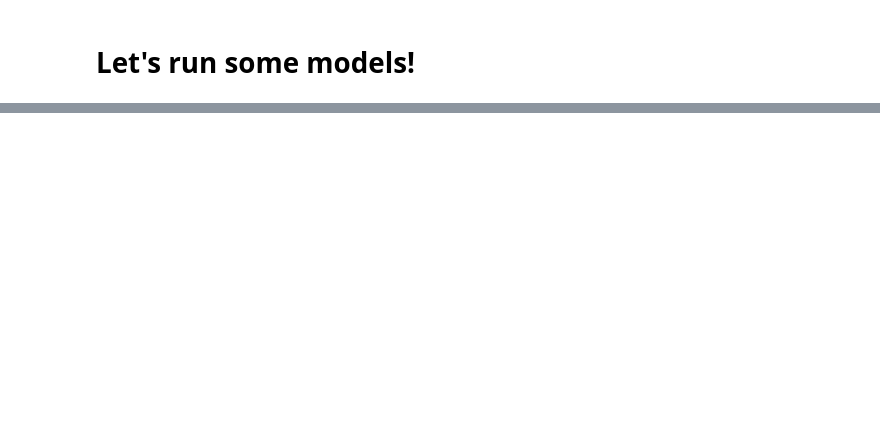
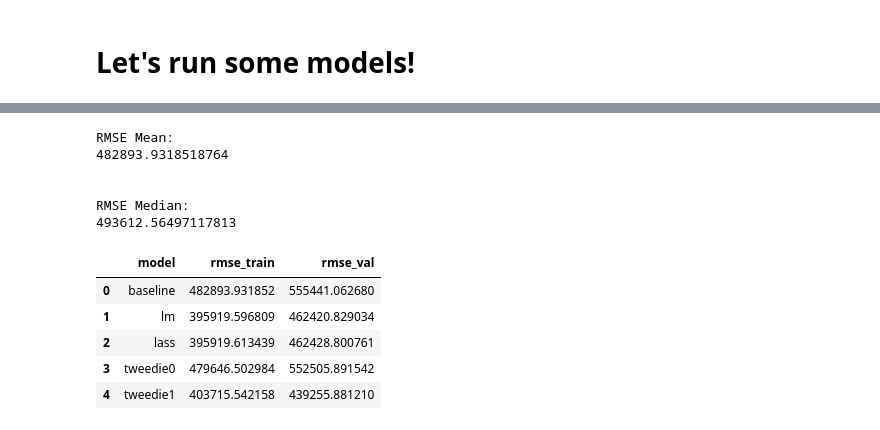
Before and after one commit to richie-p-meyer/zillow, a Jupyter notebook: scratch.ipynb, the cells around one changed output, grey strips where cells are left out. Cells and saved outputs as stored; diff of their text form; code cells hidden in the pictures; blank space fills up the shorter version.

```diff
--- a/scratch.ipynb
+++ b/scratch.ipynb
@@ -123,10 +148,22 @@ y_train['base_median'] = round(y_train.value.median(),1)
 rmse_train_mean = calc_rmse(y_train.value,y_train.base_mean)
 rmse_train_median = calc_rmse(y_train.value, y_train.base_median)
 
+# Evaluate baseline on validate test
+y_val['baseline'] = round(y_train.value.mean(),1)
+baseline_val = calc_rmse(y_val.value,y_val.baseline)
+
 print('RMSE Mean: '),print(rmse_train_mean)
 print('\n')
 print('RMSE Median: '),print(rmse_train_median)
 
 # Create a dict to store rmse values from our models
-rmse = {'baseline':rmse_train_mean}
-rmse_val = {}
+mod = ['baseline']
+rmse = [rmse_train_mean]
+rmse_val = [baseline_val]
+# %% [output]
+RMSE Mean:
+482893.9318518764
+
+
+RMSE Median:
+493612.56497117813
@@ -132,0 +184,16 @@ rmse_val = {}
+# %%
+def model(ml_model,mod_name,X_train,X_val):
+    '''
+    ml_model: ml model
+    mod_name: name of the model
+    X_train: X dataset
+    X_val: X dataset
+    '''
+    model = ml_model
+    model.fit(X_train,y_train.value)
+    pred = model.predict(X_train).round(1)
+    rmse_train =calc_rmse(y_train.value,pred)
+    pred = model.predict(X_val).round(1)
+    rmse_validate = calc_rmse(y_val.value,pred)
+
+    return rmse_train,rmse_validate, mod_name
@@ -133,2 +208,35 @@ rmse_val = {}
+# %%
+# Create all of our models
+models= [LinearRegression(),LassoLars(alpha=.1),TweedieRegressor(power=0),TweedieRegressor(power=1)]
+mod_name = ['lm','lass','tweedie0','tweedie1']
+add_pf = ['_pf1','_pf2','_pf3']
+
+for m,n in zip(models,mod_name): #Creates models off our reg X_train/val sets
+    a,b,c = model(m,n,X_train,X_val)
+    mod.append(c) # Append values to our lists
+    rmse.append(a)
+    rmse_val.append(b)
+
+pfx = [X_train_pf1,X_train_pf2,X_train_pf3] #Creates models off of our pf1/pf2/pf3 X sets
+pfy = [X_val_pf1,X_val_pf2,X_val_pf3]
+
+
+for x,y,na in zip(pfx,pfy,add_pf):
+    for m,n in zip(models,mod_name):
+        name = n+na
+        a,b,c = model(m,name,x,y) # Call our function
+        mod.append(c) # Append values to our lists
+        rmse.append(a)
+        rmse_val.append(b)
+
+
+results = pd.DataFrame({'model':mod,'rmse_train':rmse,'rmse_val':rmse_val}) # Create df out of lists
 # %%
-y_train.head()
+results.head()
+# %% [output]
+|  | model | rmse_train | rmse_val |
+| 0 | baseline | 482893.931852 | 555441.062680 |
+| 1 | lm | 395919.596809 | 462420.829034 |
+| 2 | lass | 395919.613439 | 462428.800761 |
+| 3 | tweedie0 | 479646.502984 | 552505.891542 |
+| 4 | tweedie1 | 403715.542158 | 439255.881210 |
```
Also changed, not shown: parts of 26 cells of this notebook, 2 other files.
